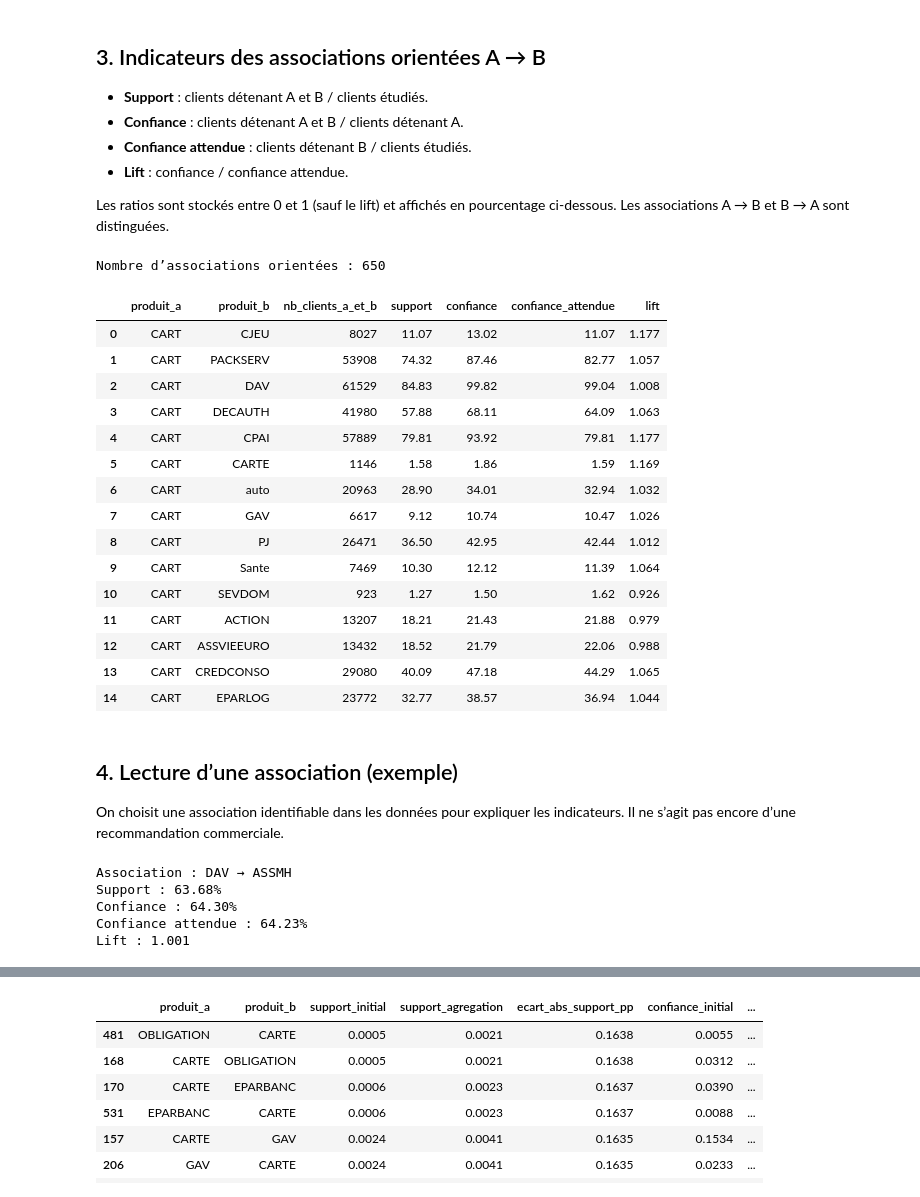
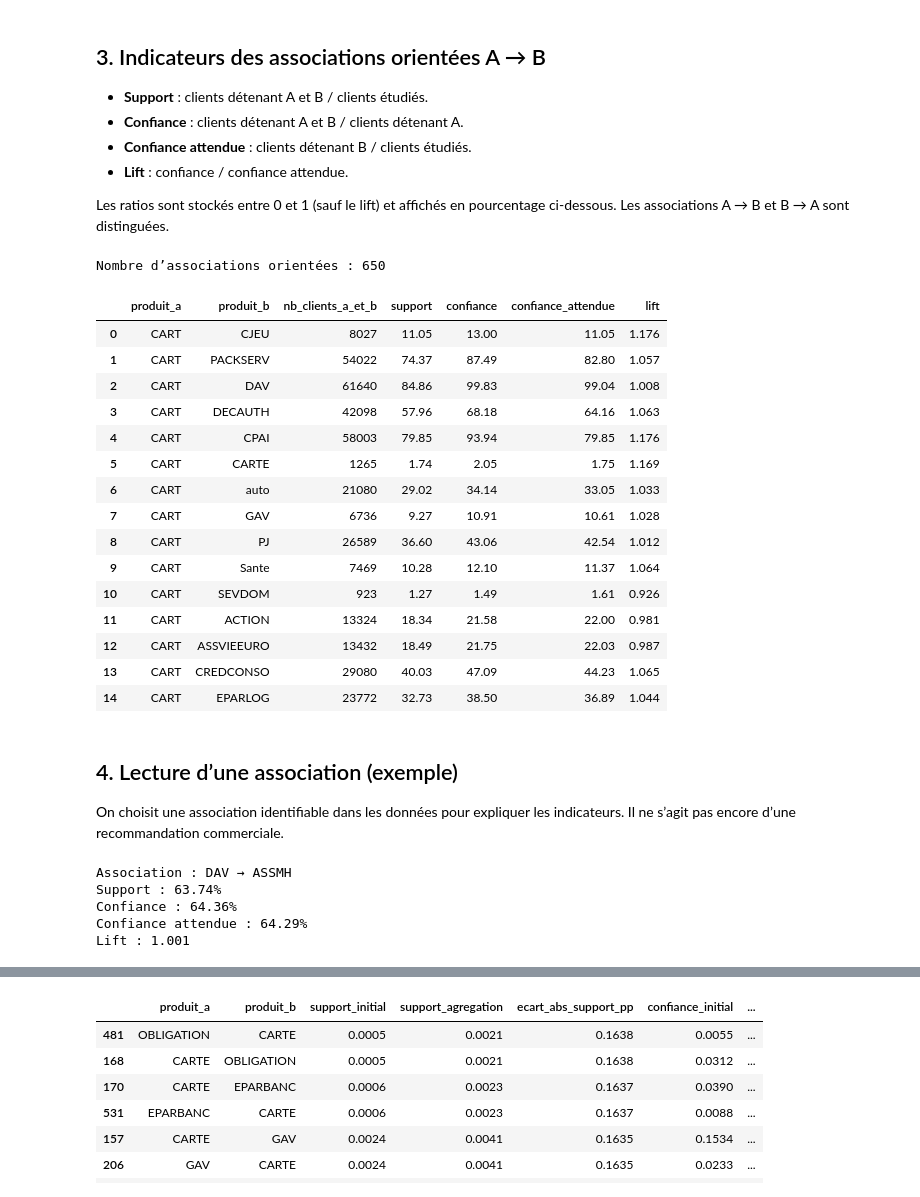
Before and after one commit to sebaarayacastro1/projet-data-mining, a Jupyter notebook: notebooks/03_analyse_associations.ipynb, the cells around one changed output, grey strips where cells are left out. Saved outputs shown, nothing was run; the diff lists cells and outputs as text; code cells hidden in the pictures.

```diff
--- a/notebooks/03_analyse_associations.ipynb
+++ b/notebooks/03_analyse_associations.ipynb
@@ -23,16 +23,24 @@ if str(racine) not in sys.path:
     sys.path.insert(0, str(racine))
 
 from src.chargement import charger_donnees, colonnes_produits
-from src.preparation import base_initiale, base_agregee
+from src.preparation import base_initiale, base_agregee, verifier_base_agregee
 from src.associations import (
     matrice_association, indicateurs_association, comparer_indicateurs
+)
+from src.visualisations import (
+    graphique_frequences, graphique_matrice_cooccurrences,
+    graphique_lift_support, graphique_comparaison_support,
+    graphique_matrice_cooccurrences_annotee, graphique_matrice_supports_annotee,
+    graphique_matrice_lifts_annotee, graphique_table_associations
 )
 
 df = charger_donnees(racine)
 produits = colonnes_produits(df)
 matrice_initiale = base_initiale(df, produits)
 matrice_agregee = base_agregee(df, produits)
+verifier_base_agregee(df, produits, matrice_agregee)
 
-print(f'Base principale : {len(matrice_initiale):,} clients, {len(produits)} produits')
-print(f'Base complémentaire : {len(matrice_agregee):,} clients')
+base_principale = matrice_agregee
+print(f'Base principale (agrégée) : {len(base_principale):,} identifiants, {len(produits)} produits')
+print(f'Segment initial (comparaison) : {len(matrice_initiale):,} identifiants')
 # %% [output]
@@ -81,34 +89,34 @@ Matrice carrée et symétrique : (26, 26)
 
 Les ratios sont stockés entre 0 et 1 (sauf le lift) et affichés en pourcentage ci-dessous. Les associations A → B et B → A sont distinguées.
 # %%
-regles_initiales = indicateurs_association(matrice_initiale)
+regles_agregees = indicateurs_association(base_principale)
 
 colonnes = ['produit_a', 'produit_b', 'nb_clients_a_et_b',
             'support', 'confiance', 'confiance_attendue', 'lift']
-aperçu = regles_initiales[colonnes].copy()
+apercu = regles_agregees[colonnes].copy()
 for colonne in ['support', 'confiance', 'confiance_attendue']:
-    aperçu[colonne] = (aperçu[colonne] * 100).round(2)
-aperçu['lift'] = aperçu['lift'].round(3)
-print('Nombre d’associations orientées :', len(aperçu))
-display(aperçu.head(15))
+    apercu[colonne] = (apercu[colonne] * 100).round(2)
+apercu['lift'] = apercu['lift'].round(3)
+print('Nombre d’associations orientées :', len(apercu))
+display(apercu.head(15))
 # %% [output]
 Nombre d’associations orientées : 650
 |  | produit_a | produit_b | nb_clients_a_et_b | support | confiance | confiance_attendue | lift |
-| 0 | CART | CJEU | 8027 | 11.07 | 13.02 | 11.07 | 1.177 |
-| 1 | CART | PACKSERV | 53908 | 74.32 | 87.46 | 82.77 | 1.057 |
-| 2 | CART | DAV | 61529 | 84.83 | 99.82 | 99.04 | 1.008 |
-| 3 | CART | DECAUTH | 41980 | 57.88 | 68.11 | 64.09 | 1.063 |
-| 4 | CART | CPAI | 57889 | 79.81 | 93.92 | 79.81 | 1.177 |
-| 5 | CART | CARTE | 1146 | 1.58 | 1.86 | 1.59 | 1.169 |
-| 6 | CART | auto | 20963 | 28.90 | 34.01 | 32.94 | 1.032 |
-| 7 | CART | GAV | 6617 | 9.12 | 10.74 | 10.47 | 1.026 |
-| 8 | CART | PJ | 26471 | 36.50 | 42.95 | 42.44 | 1.012 |
-| 9 | CART | Sante | 7469 | 10.30 | 12.12 | 11.39 | 1.064 |
-| 10 | CART | SEVDOM | 923 | 1.27 | 1.50 | 1.62 | 0.926 |
-| 11 | CART | ACTION | 13207 | 18.21 | 21.43 | 21.88 | 0.979 |
-| 12 | CART | ASSVIEEURO | 13432 | 18.52 | 21.79 | 22.06 | 0.988 |
-| 13 | CART | CREDCONSO | 29080 | 40.09 | 47.18 | 44.29 | 1.065 |
-| 14 | CART | EPARLOG | 23772 | 32.77 | 38.57 | 36.94 | 1.044 |
+| 0 | CART | CJEU | 8027 | 11.05 | 13.00 | 11.05 | 1.176 |
+| 1 | CART | PACKSERV | 54022 | 74.37 | 87.49 | 82.80 | 1.057 |
+| 2 | CART | DAV | 61640 | 84.86 | 99.83 | 99.04 | 1.008 |
+| 3 | CART | DECAUTH | 42098 | 57.96 | 68.18 | 64.16 | 1.063 |
+| 4 | CART | CPAI | 58003 | 79.85 | 93.94 | 79.85 | 1.176 |
+| 5 | CART | CARTE | 1265 | 1.74 | 2.05 | 1.75 | 1.169 |
+| 6 | CART | auto | 21080 | 29.02 | 34.14 | 33.05 | 1.033 |
+| 7 | CART | GAV | 6736 | 9.27 | 10.91 | 10.61 | 1.028 |
+| 8 | CART | PJ | 26589 | 36.60 | 43.06 | 42.54 | 1.012 |
+| 9 | CART | Sante | 7469 | 10.28 | 12.10 | 11.37 | 1.064 |
+| 10 | CART | SEVDOM | 923 | 1.27 | 1.49 | 1.61 | 0.926 |
+| 11 | CART | ACTION | 13324 | 18.34 | 21.58 | 22.00 | 0.981 |
+| 12 | CART | ASSVIEEURO | 13432 | 18.49 | 21.75 | 22.03 | 0.987 |
+| 13 | CART | CREDCONSO | 29080 | 40.03 | 47.09 | 44.23 | 1.065 |
+| 14 | CART | EPARLOG | 23772 | 32.73 | 38.50 | 36.89 | 1.044 |
 # %% [markdown]
 ## 4. Lecture d’une association (exemple)
 
@@ -117,9 +125,9 @@ On choisit une association identifiable dans les données pour expliquer les ind
 produit_a = 'DAV'
 produit_b = 'ASSMH'
 
-exemple = regles_initiales.loc[
-    (regles_initiales['produit_a'] == produit_a) &
-    (regles_initiales['produit_b'] == produit_b)
+exemple = regles_agregees.loc[
+    (regles_agregees['produit_a'] == produit_a) &
+    (regles_agregees['produit_b'] == produit_b)
 ]
 if exemple.empty:
     print('Association indisponible : vérifier les colonnes du fichier.')
@@ -132,7 +140,7 @@ else:
     print(f'Lift : {r.lift:.3f}')
 # %% [output]
 Association : DAV → ASSMH
-Support : 63.68%
-Confiance : 64.30%
-Confiance attendue : 64.23%
+Support : 63.74%
+Confiance : 64.36%
+Confiance attendue : 64.29%
 Lift : 1.001
```
Also changed, not shown: parts of 12 cells of this notebook, 2 other files.
